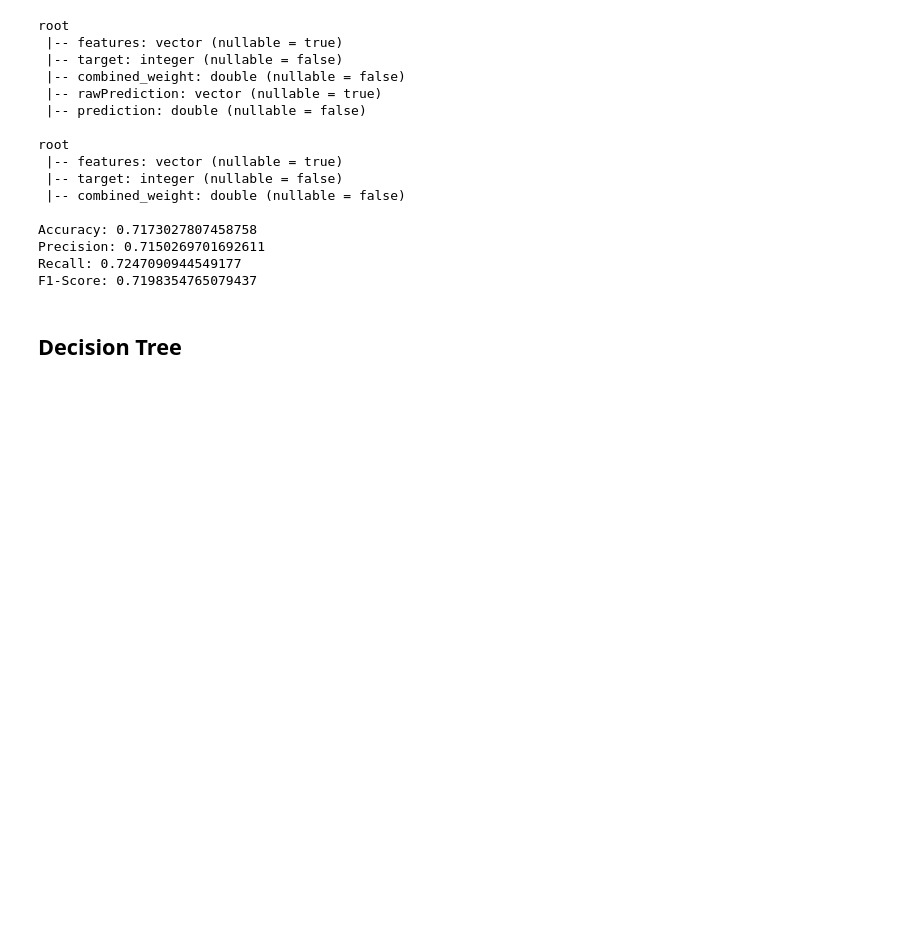
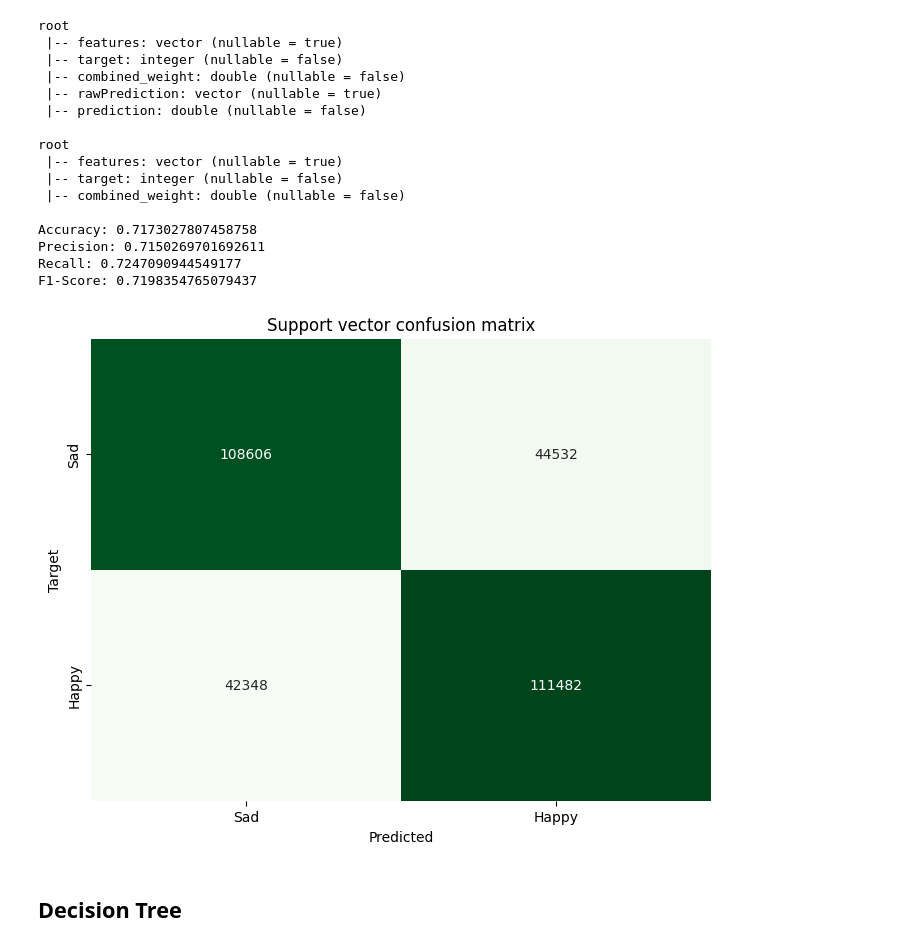
Before and after one commit to RiccardoRobb/Sentiment-analysis-firefox-extension, a Jupyter notebook: BigData_project.ipynb, the cells around one changed output. Cells and saved outputs as stored; diff of their text form; code cells hidden in the pictures; blank space fills up the shorter version.

```diff
--- a/BigData_project.ipynb
+++ b/BigData_project.ipynb
@@ -538,9 +530,10 @@ def draw_confusion_matrix(model, predictions):
   pred_pd = predictions.toPandas()
 
   plt.figure(figsize=(8, 6))
+  class_labels = ["Sad", "Happy"]
 
   confusion_matrix = pd.crosstab(pred_pd["target"], pred_pd["prediction"], rownames=['Target'], colnames=['Predicted'])
-  sn.heatmap(confusion_matrix, annot=True)
+  sn.heatmap(confusion_matrix, fmt="d", cmap="Greens", cbar=False, annot=True, xticklabels=class_labels, yticklabels=class_labels)
 
   plt.title(f'{model} confusion matrix')
   plt.show()
@@ -610,6 +600,10 @@ Accuracy: 0.7173027807458758
 Precision: 0.7150269701692611
 Recall: 0.7247090944549177
 F1-Score: 0.7198354765079437
+# %%
+draw_confusion_matrix("Support vector", predictions)
+# %% [output]
+[figure, added]
 # %% [markdown]
 ## Decision Tree
 # %%
```
Also changed, not shown: parts of 13 cells of this notebook.
